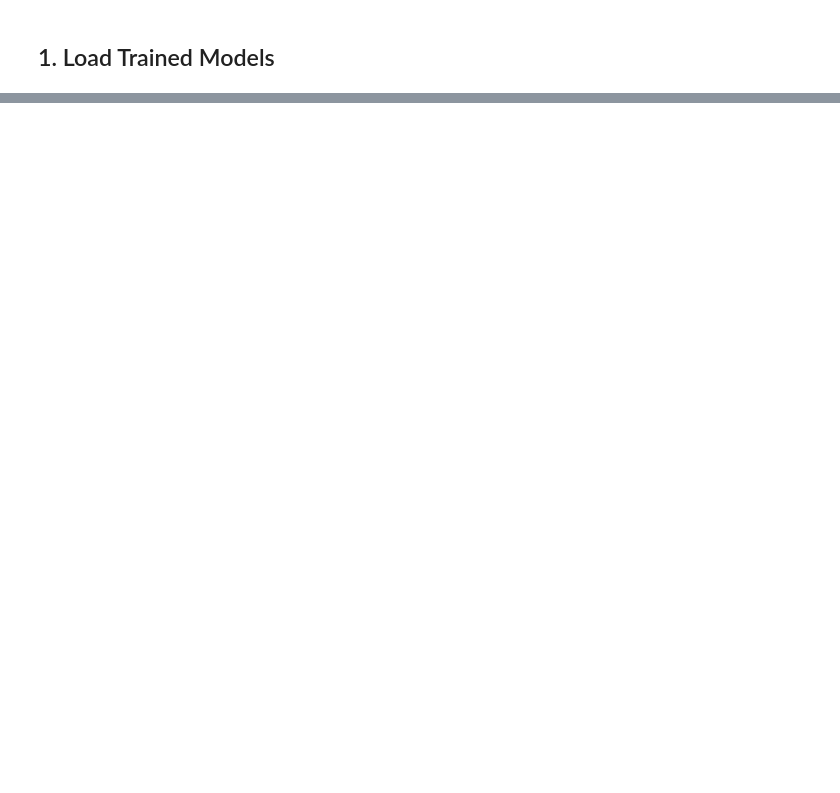
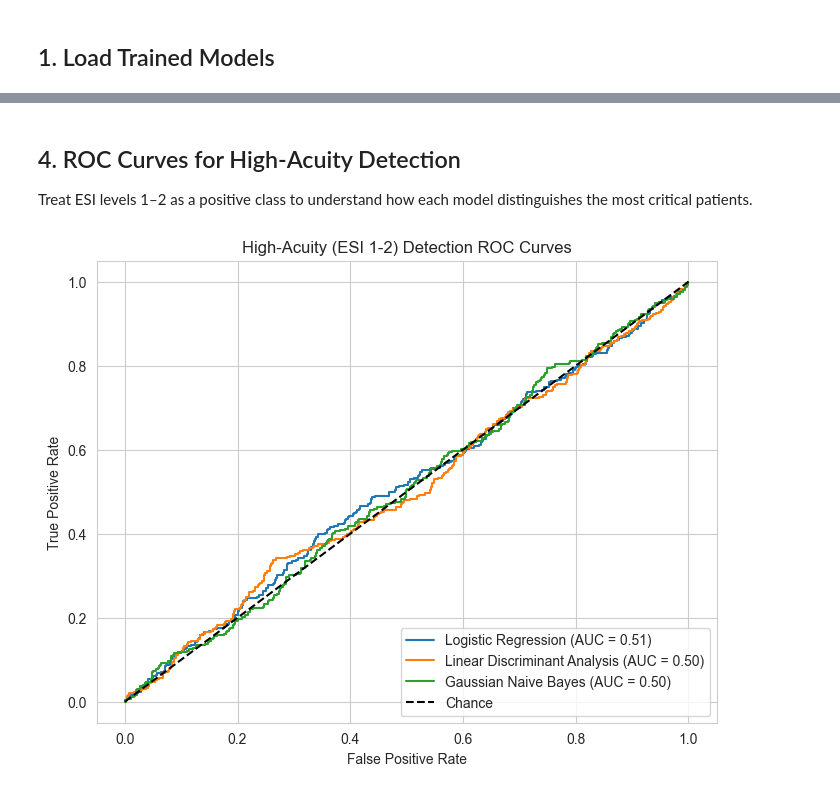
Before and after one commit to SukjinMun/DS5110-Final-Project, a Jupyter notebook: notebooks/01_model_evaluation.ipynb, the cells around one changed output, grey strips where cells are left out. Saved outputs shown, nothing was run; the diff lists cells and outputs as text; code cells hidden in the pictures; blank space fills up the shorter version.

```diff
--- a/notebooks/01_model_evaluation.ipynb
+++ b/notebooks/01_model_evaluation.ipynb
@@ -46,0 +367,28 @@ print(f'\nWait time model features: {len(wait_time_model["feature_names"])}')
+# %% [markdown]
+## 4. ROC Curves for High-Acuity Detection
+
+Treat ESI levels 1–2 as a positive class to understand how each model distinguishes the most critical patients.
+# %%
+plt.figure(figsize=(8, 6))
+binary_true = classification_eval['binary_target']
+
+for name, model, X_eval in models_for_confusion:
+    if not hasattr(model, 'predict_proba'):
+        continue
+    proba = model.predict_proba(X_eval)
+    classes = model.classes_
+    high_mask = np.isin(classes, [1, 2])
+    high_acuity_prob = proba[:, high_mask].sum(axis=1)
+    fpr, tpr, _ = roc_curve(binary_true, high_acuity_prob)
+    roc_auc = auc(fpr, tpr)
+    plt.plot(fpr, tpr, label=f'{name} (AUC = {roc_auc:.2f})')
+
+plt.plot([0, 1], [0, 1], 'k--', label='Chance')
+plt.xlabel('False Positive Rate')
+plt.ylabel('True Positive Rate')
+plt.title('High-Acuity (ESI 1-2) Detection ROC Curves')
+plt.legend(loc='lower right')
+plt.grid(True)
+plt.show()
+# %% [output]
+[figure, added]
```
Also changed, not shown: parts of 18 cells of this notebook, 24 other files.
